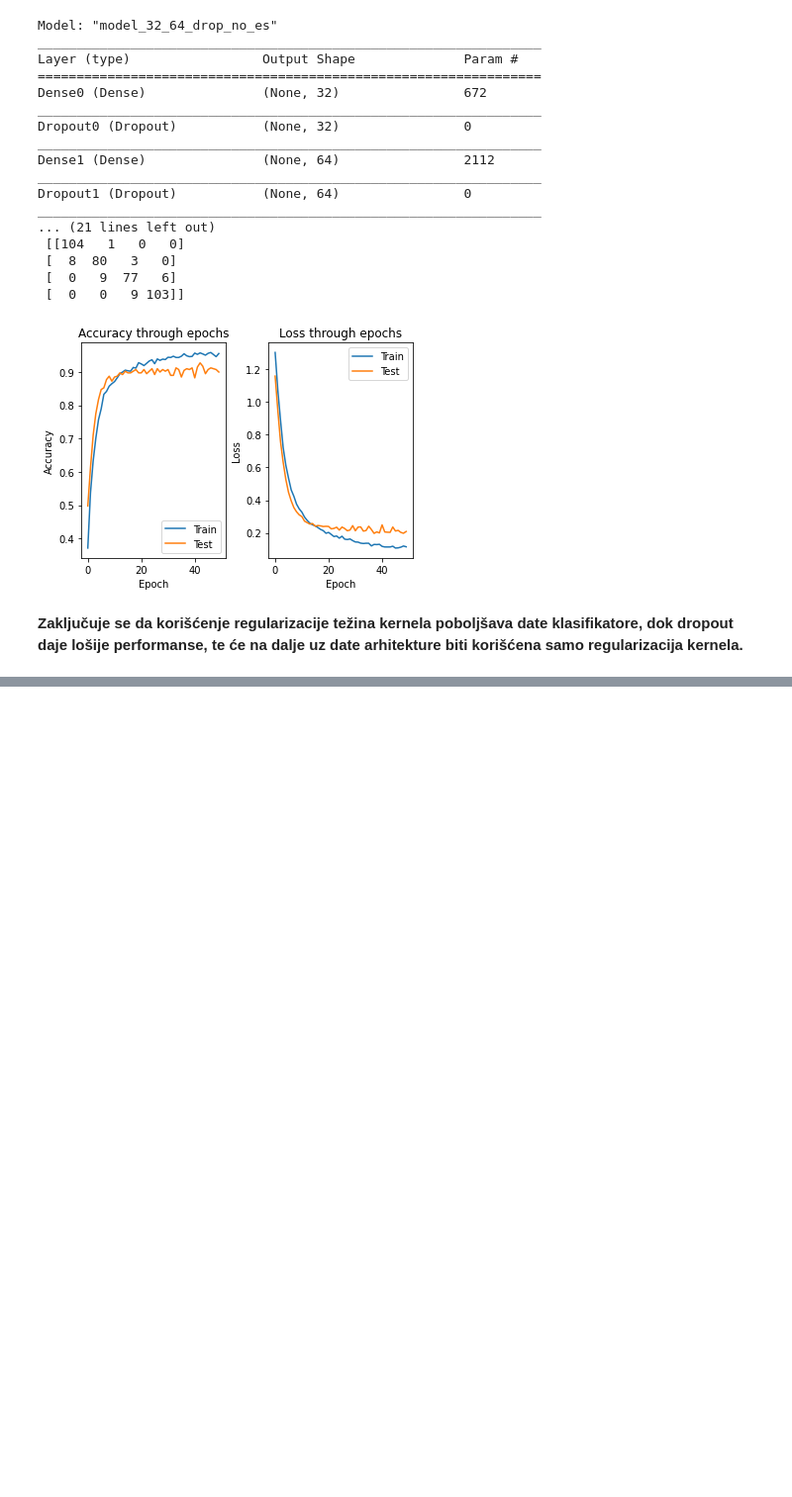
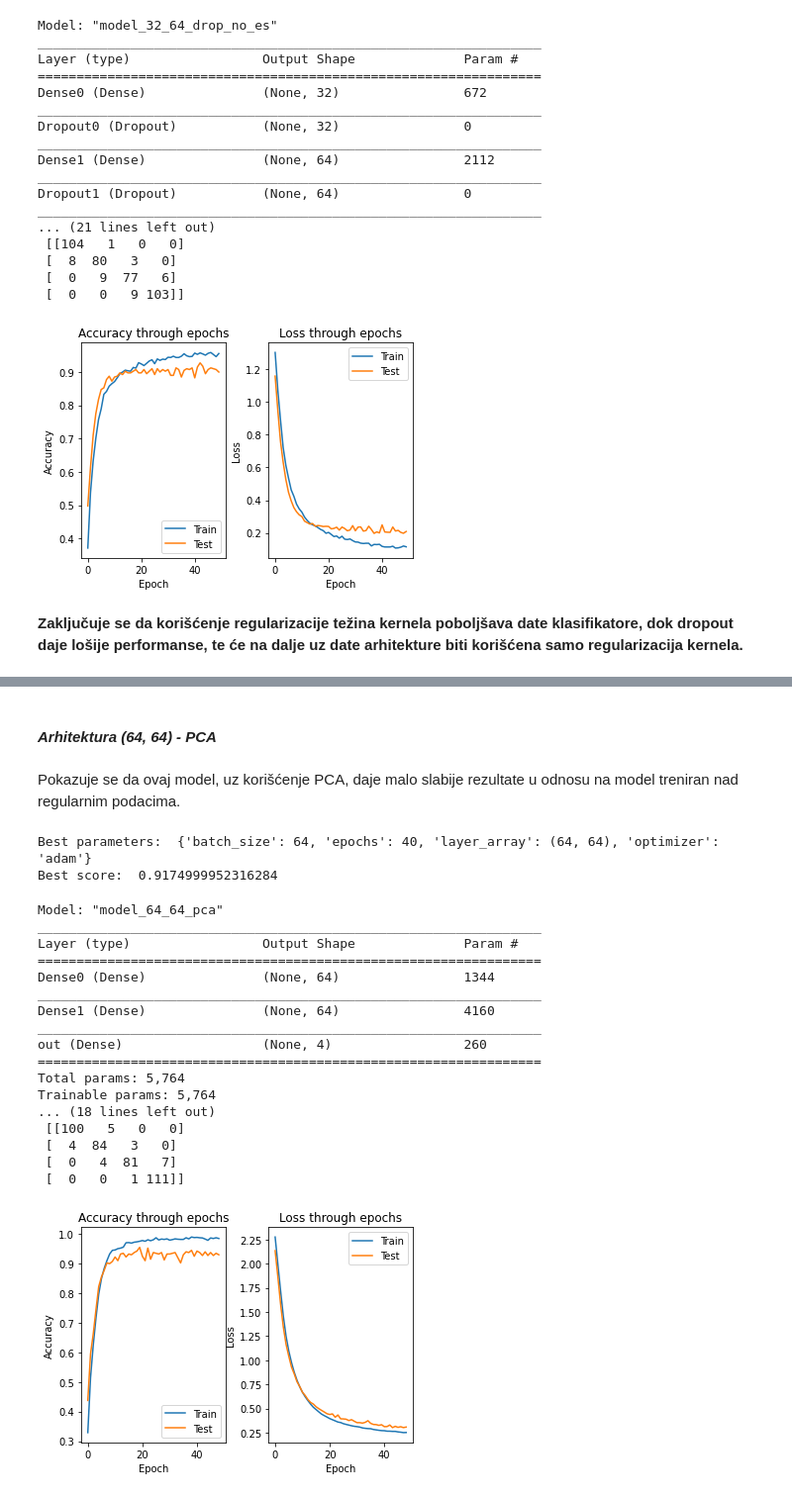
Before and after one commit to LastChanceKatze/ml_mobile_price_ann, a Jupyter notebook: mobile_price_ann.ipynb, the cells around one changed output, grey strips where cells are left out. Shown: that part at 99% size. Saved outputs shown, nothing was run; the diff lists cells and outputs as text; code cells hidden in the pictures; blank space fills up the shorter version.

```diff
--- a/mobile_price_ann.ipynb
+++ b/mobile_price_ann.ipynb
@@ -317,7 +319,7 @@ def run_clf(optimizer, layers_array,
     history = fit(model, x_train, y_train, x_test, y_test, epochs, batch_size,
                   model_name, es_clb=callbacks)
 
-    model = keras.models.load_model(f"./models/{model_name}.h5")
+    model = models.load_model(f"./models/{model_name}.h5")
     y_pred = predict(model, x_test)
     evaluate_model(y_test, y_pred)
     plot_history(history)
@@ -774,0 +815,32 @@ _________________________________________________________________
+# %% [markdown]
+#### *Arhitektura (64, 64) - PCA*
+# %% [markdown]
+Pokazuje se da ovaj model, uz korišćenje PCA, daje malo slabije rezultate u odnosu na model treniran nad regularnim podacima.
+# %%
+grid_search(create_network, params_64_64, x_train_pca_s, y_train)
+# %% [output]
+Best parameters:  {'batch_size': 64, 'epochs': 40, 'layer_array': (64, 64), 'optimizer': 'adam'}
+Best score:  0.9174999952316284
+# %%
+model_64_64_pca = run_clf("adam", [64, 64],
+                      x_train_pca_s, y_train, x_test_pca_s, y_test,
+                      50, 64, "model_64_64_pca", callbacks=es, reg=0.01)
+# %% [output]
+Model: "model_64_64_pca"
+_________________________________________________________________
+Layer (type)                 Output Shape              Param #
+=================================================================
+Dense0 (Dense)               (None, 64)                1344
+_________________________________________________________________
+Dense1 (Dense)               (None, 64)                4160
+_________________________________________________________________
+out (Dense)                  (None, 4)                 260
+=================================================================
+Total params: 5,764
+Trainable params: 5,764
+... (18 lines left out)
+ [[100   5   0   0]
+ [  4  84   3   0]
+ [  0   4  81   7]
+ [  0   0   1 111]]
+[figure, added]
```
Also changed, not shown: parts of 38 cells of this notebook.
